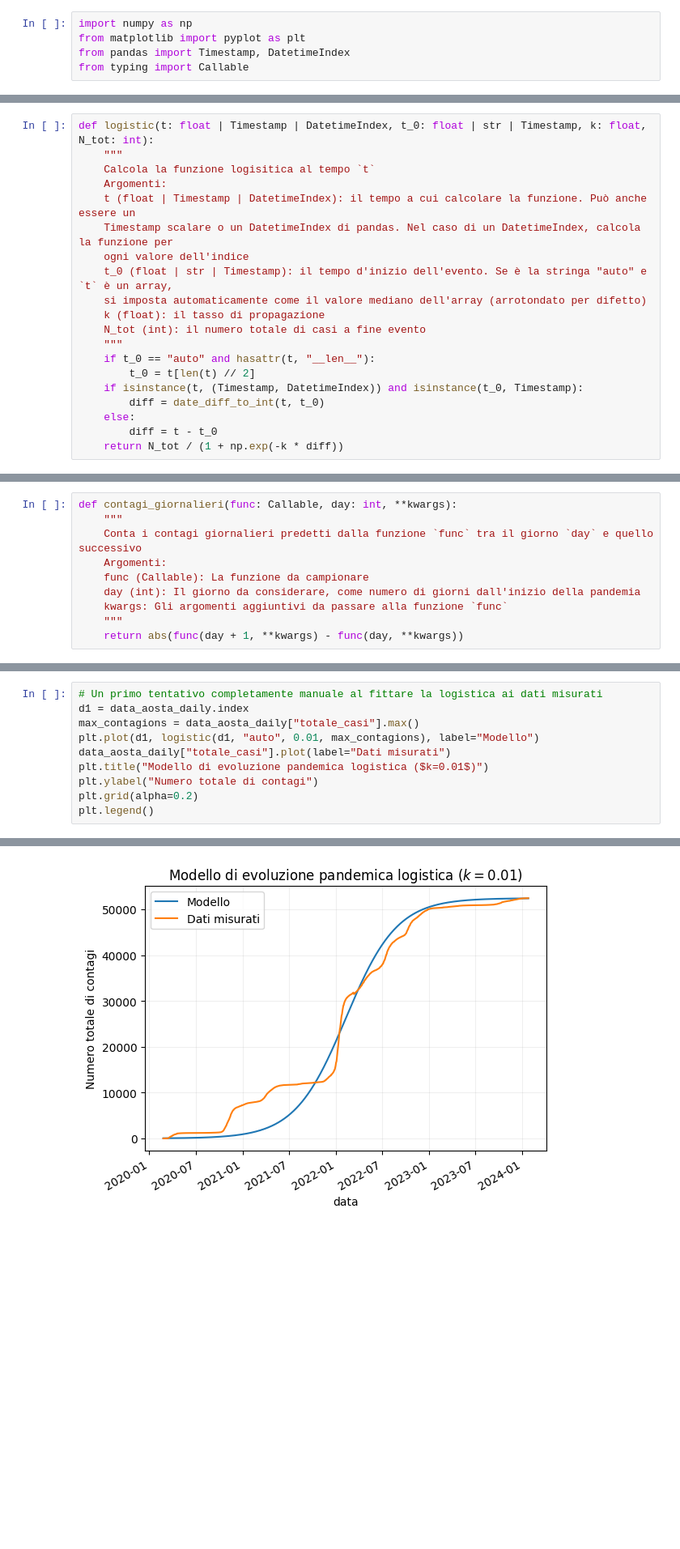
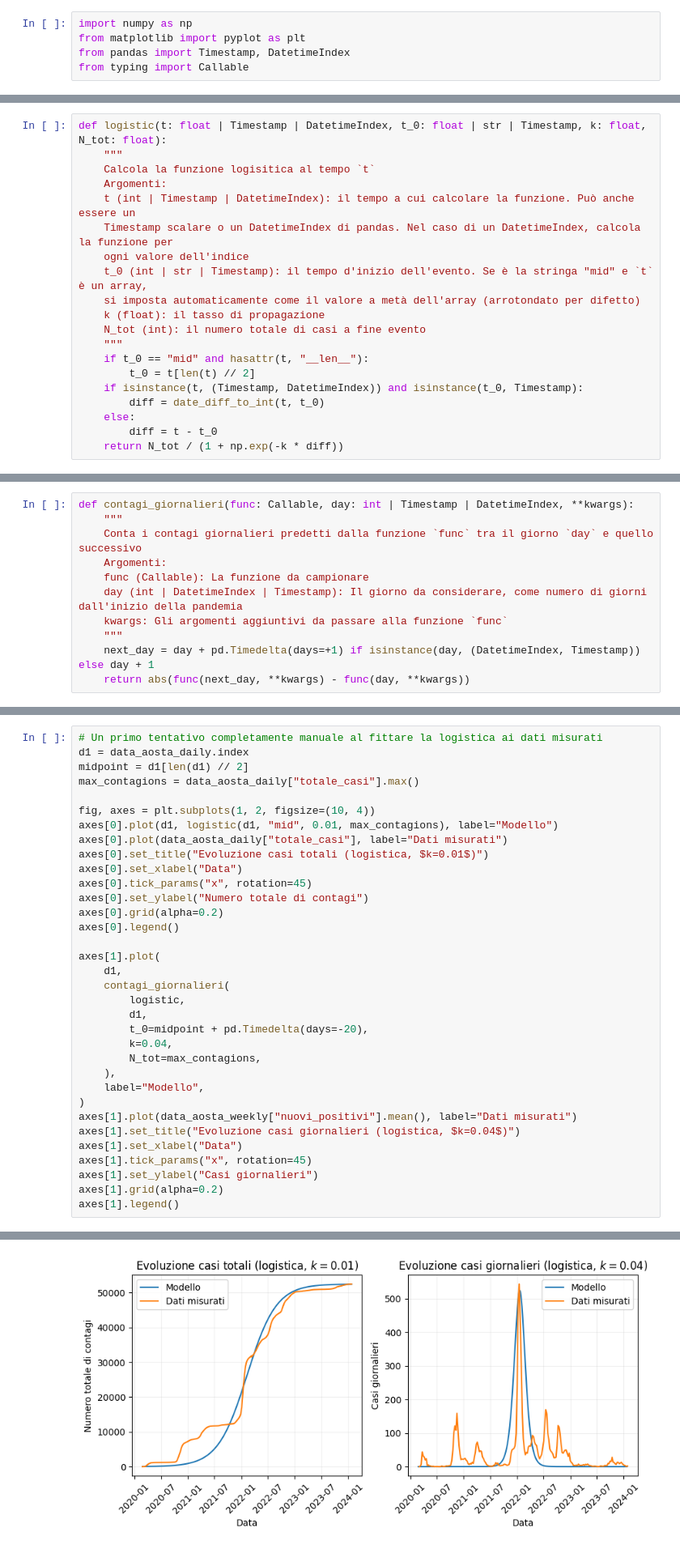
Before and after one commit to D4wnstar/analisi-covid-trmd, a Jupyter notebook: src/analisi.ipynb, the cells around one changed output, grey strips where cells are left out. Shown at 81% size. Saved outputs shown, nothing was run; the diff lists cells and outputs as text; blank space fills up the shorter version.

```diff
--- a/src/analisi.ipynb
+++ b/src/analisi.ipynb
@@ -85,19 +78,19 @@ def date_diff_to_int(t: Timestamp | DatetimeIndex, t_0: Timestamp):
     """
     return (t - t_0).days
 # %%
-def logistic(t: float | Timestamp | DatetimeIndex, t_0: float | str | Timestamp, k: float, N_tot: int):
+def logistic(t: float | Timestamp | DatetimeIndex, t_0: float | str | Timestamp, k: float, N_tot: float):
     """
     Calcola la funzione logisitica al tempo `t`
     Argomenti:
-    t (float | Timestamp | DatetimeIndex): il tempo a cui calcolare la funzione. Può anche essere un
+    t (int | Timestamp | DatetimeIndex): il tempo a cui calcolare la funzione. Può anche essere un
     Timestamp scalare o un DatetimeIndex di pandas. Nel caso di un DatetimeIndex, calcola la funzione per
     ogni valore dell'indice
-    t_0 (float | str | Timestamp): il tempo d'inizio dell'evento. Se è la stringa "auto" e `t` è un array,
-    si imposta automaticamente come il valore mediano dell'array (arrotondato per difetto)
+    t_0 (int | str | Timestamp): il tempo d'inizio dell'evento. Se è la stringa "mid" e `t` è un array,
+    si imposta automaticamente come il valore a metà dell'array (arrotondato per difetto)
     k (float): il tasso di propagazione
     N_tot (int): il numero totale di casi a fine evento
     """
-    if t_0 == "auto" and hasattr(t, "__len__"):
+    if t_0 == "mid" and hasattr(t, "__len__"):
         t_0 = t[len(t) // 2]
     if isinstance(t, (Timestamp, DatetimeIndex)) and isinstance(t_0, Timestamp):
         diff = date_diff_to_int(t, t_0)
@@ -122,13 +115,14 @@ def gompertz(t: float, t_0: float, k: float, N_tot: int):
         diff = t - t_0
     return N_tot * np.exp(-np.log(N_tot) * np.exp(-k * diff))
 # %%
-def contagi_giornalieri(func: Callable, day: int, **kwargs):
+def contagi_giornalieri(func: Callable, day: int | Timestamp | DatetimeIndex, **kwargs):
     """
     Conta i contagi giornalieri predetti dalla funzione `func` tra il giorno `day` e quello successivo
     Argomenti:
     func (Callable): La funzione da campionare
-    day (int): Il giorno da considerare, come numero di giorni dall'inizio della pandemia
+    day (int | DatetimeIndex | Timestamp): Il giorno da considerare, come numero di giorni dall'inizio della pandemia
     kwargs: Gli argomenti aggiuntivi da passare alla funzione `func`
     """
-    return abs(func(day + 1, **kwargs) - func(day, **kwargs))
+    next_day = day + pd.Timedelta(days=+1) if isinstance(day, (DatetimeIndex, Timestamp)) else day + 1
+    return abs(func(next_day, **kwargs) - func(day, **kwargs))
 # %%
@@ -166,16 +160,40 @@ plt.grid(alpha=0.2)
 # %%
 # Un primo tentativo completamente manuale al fittare la logistica ai dati misurati
 d1 = data_aosta_daily.index
+midpoint = d1[len(d1) // 2]
 max_contagions = data_aosta_daily["totale_casi"].max()
-plt.plot(d1, logistic(d1, "auto", 0.01, max_contagions), label="Modello")
-data_aosta_daily["totale_casi"].plot(label="Dati misurati")
-plt.title("Modello di evoluzione pandemica logistica ($k=0.01$)")
-plt.ylabel("Numero totale di contagi")
-plt.grid(alpha=0.2)
-plt.legend()
+
+fig, axes = plt.subplots(1, 2, figsize=(10, 4))
+axes[0].plot(d1, logistic(d1, "mid", 0.01, max_contagions), label="Modello")
+axes[0].plot(data_aosta_daily["totale_casi"], label="Dati misurati")
+axes[0].set_title("Evoluzione casi totali (logistica, $k=0.01$)")
+axes[0].set_xlabel("Data")
+axes[0].tick_params("x", rotation=45)
+axes[0].set_ylabel("Numero totale di contagi")
+axes[0].grid(alpha=0.2)
+axes[0].legend()
+
+axes[1].plot(
+    d1,
+    contagi_giornalieri(
+        logistic,
+        d1,
+        t_0=midpoint + pd.Timedelta(days=-20),
+        k=0.04,
+        N_tot=max_contagions,
+    ),
+    label="Modello",
+)
+axes[1].plot(data_aosta_weekly["nuovi_positivi"].mean(), label="Dati misurati")
+axes[1].set_title("Evoluzione casi giornalieri (logistica, $k=0.04$)")
+axes[1].set_xlabel("Data")
+axes[1].tick_params("x", rotation=45)
+axes[1].set_ylabel("Casi giornalieri")
+axes[1].grid(alpha=0.2)
+axes[1].legend()
 # %% [output]
 <matplotlib.legend.Legend at 0x...>
-[figure, old version]
+[figure, new version]
 # %%
 # Un primo tentativo completamente manuale al fittare la funzione di Gompertz ai dati misurati
 d0 = data_aosta_daily.index[0]
```
Also changed, not shown: parts of 36 cells of this notebook, 2 other files.
